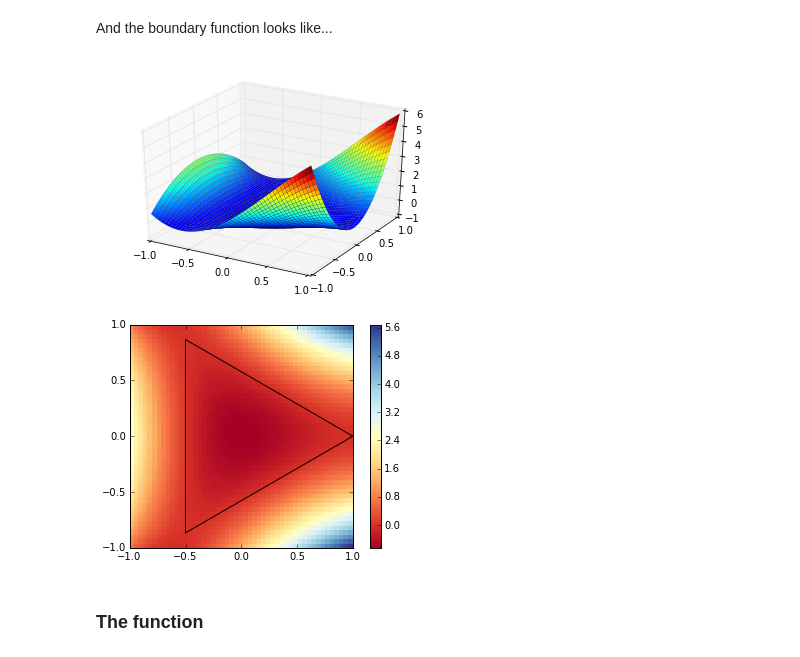
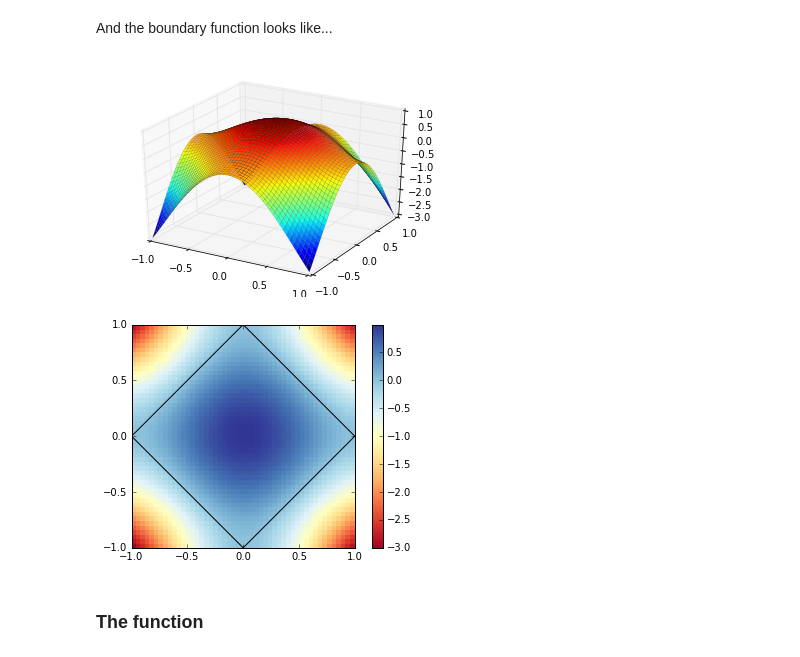
Before and after one commit to nicoguaro/FEM_resources, a Jupyter notebook: poly_ritz.ipynb, the cells around one changed output. Cells and saved outputs as stored; diff of their text form; code cells hidden in the pictures.

```diff
--- a/poly_ritz.ipynb
+++ b/poly_ritz.ipynb
@@ -74,7 +74,7 @@ The polygon is defined as a set of nodes and its conectivity
 from time import time
 t0 = time()
 # %%
-nsides = 3
+nsides = 4
 poly = [[cos(2*k*pi/nsides), sin(2*k*pi/nsides)] for k in range(0,nsides)]
 #poly = [[-1,-1],[1,-1],[1,1],[-1,1]]  # Simplest square
 npts = len(poly)
@@ -119,14 +119,14 @@ X,Y = np.mgrid[-1:1:50j, -1:1:50j]
 Z = b_num(X,Y)
 # %%
 
-plot3d(bound,(x,-1,1), (y, -1,1));
+plot3d(bound,(x,-1,1), (y, -1,1), cmap="RdYlBu");
 plt.pcolor(X, Y, Z, cmap="RdYlBu")
 plt.fill(np.array(poly)[:,0], np.array(poly)[:,1], fill=False, ec='k', lw=1)
 plt.axis("image")
 plt.colorbar();
 # %% [output]
-[figure, old version]
+[figure, new version]
-[figure, old version]
+[figure, new version]
 # %% [markdown]
 ### The function
 # %% [markdown]
```
Also changed, not shown: parts of 10 cells of this notebook.
